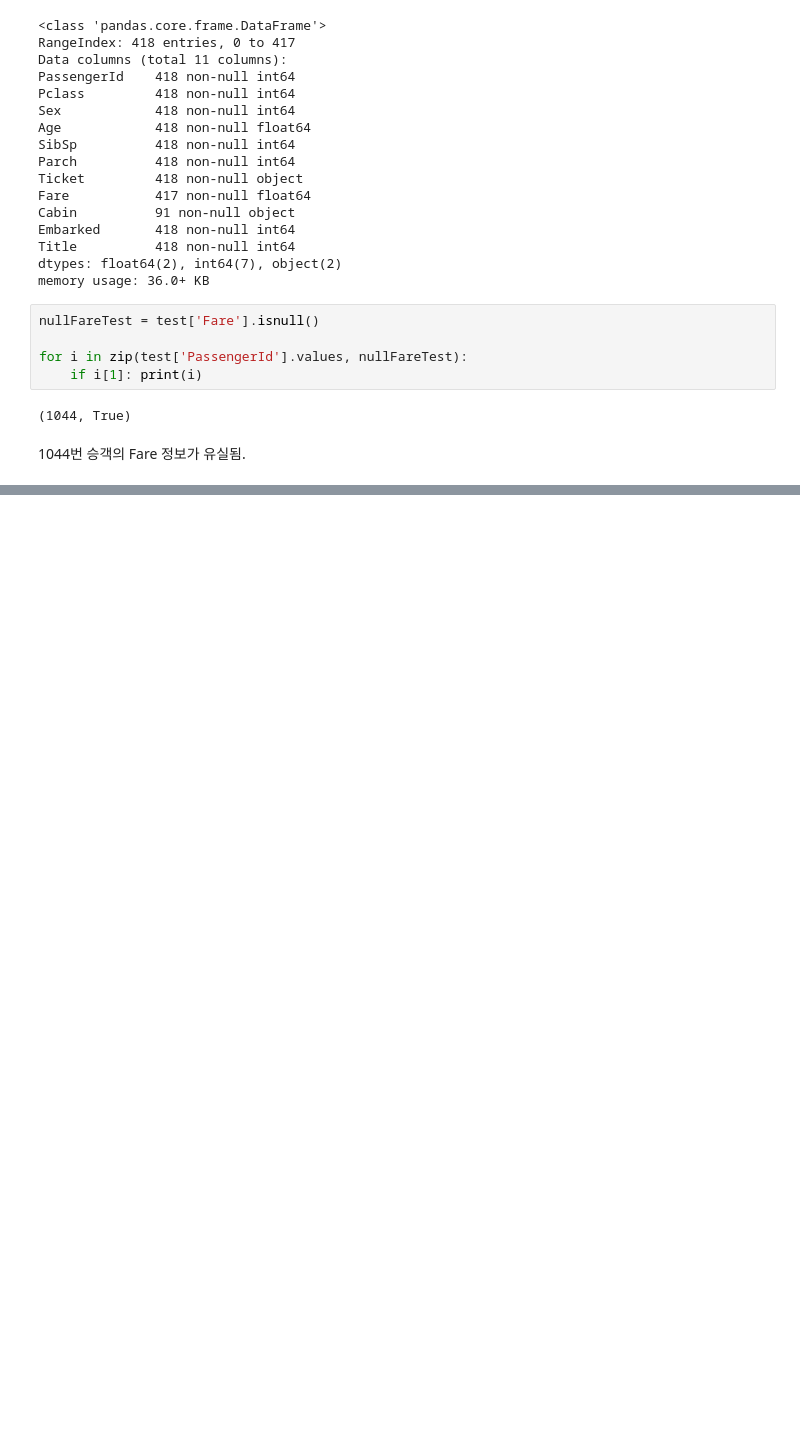
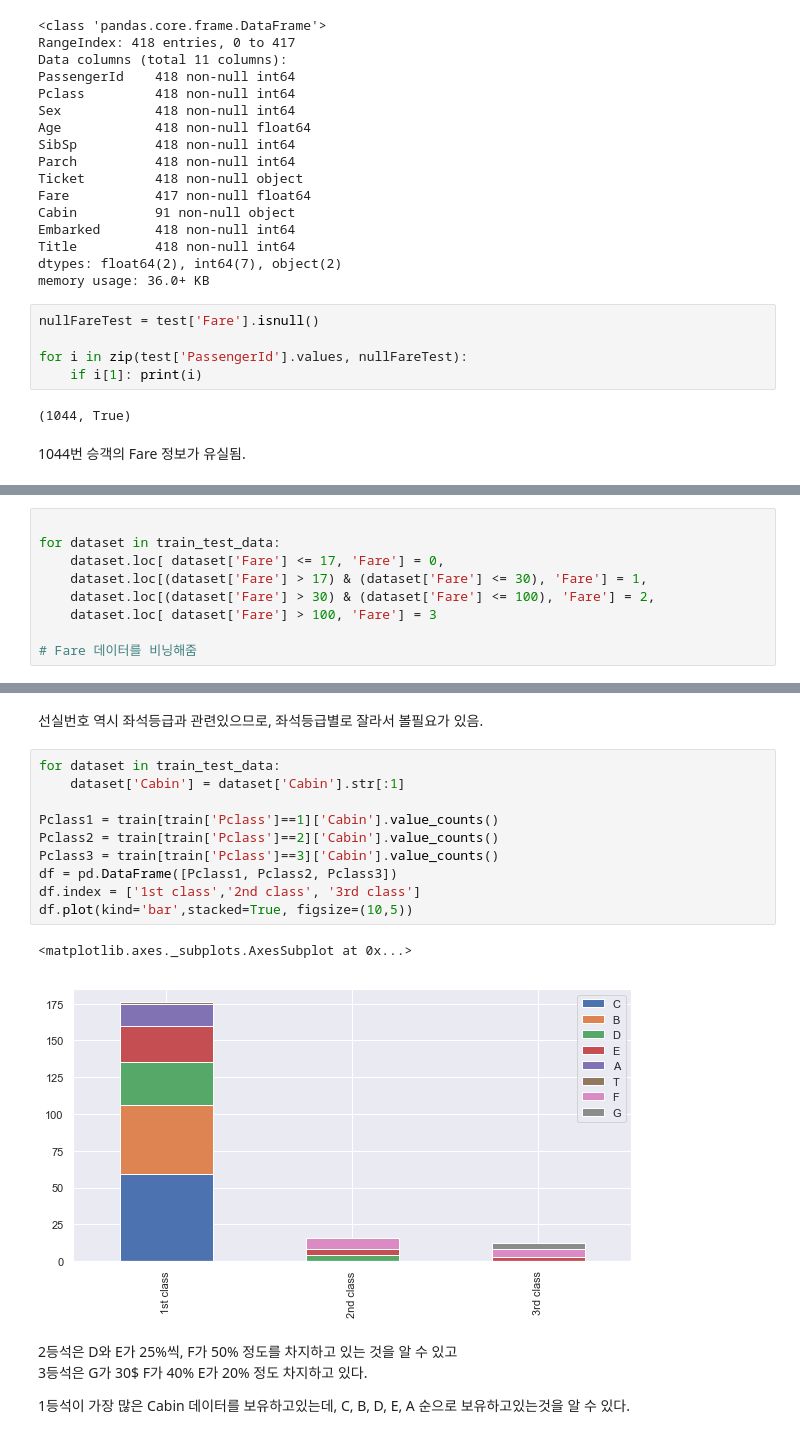
Before and after one commit to hyunwoongko/titanic, a Jupyter notebook: src/solution.ipynb, the cells around one changed output, grey strips where cells are left out. Drawn from its saved outputs; the diff is of its cells as text; blank space fills up the shorter version.

```diff
--- a/src/solution.ipynb
+++ b/src/solution.ipynb
@@ -552,0 +557,9 @@ for i in zip(test['PassengerId'].values, nullFareTest):
+# %%
+
+for dataset in train_test_data:
+    dataset.loc[ dataset['Fare'] <= 17, 'Fare'] = 0,
+    dataset.loc[(dataset['Fare'] > 17) & (dataset['Fare'] <= 30), 'Fare'] = 1,
+    dataset.loc[(dataset['Fare'] > 30) & (dataset['Fare'] <= 100), 'Fare'] = 2,
+    dataset.loc[ dataset['Fare'] > 100, 'Fare'] = 3
+
+# Fare 데이터를 비닝해줌
@@ -552,0 +588,20 @@ for i in zip(test['PassengerId'].values, nullFareTest):
+# %% [markdown]
+선실번호 역시 좌석등급과 관련있으므로, 좌석등급별로 잘라서 볼필요가 있음.
+# %%
+for dataset in train_test_data:
+    dataset['Cabin'] = dataset['Cabin'].str[:1]
+
+Pclass1 = train[train['Pclass']==1]['Cabin'].value_counts()
+Pclass2 = train[train['Pclass']==2]['Cabin'].value_counts()
+Pclass3 = train[train['Pclass']==3]['Cabin'].value_counts()
+df = pd.DataFrame([Pclass1, Pclass2, Pclass3])
+df.index = ['1st class','2nd class', '3rd class']
+df.plot(kind='bar',stacked=True, figsize=(10,5))
+# %% [output]
+<matplotlib.axes._subplots.AxesSubplot at 0x...>
+[figure, added]
+# %% [markdown]
+2등석은 D와 E가 25%씩, F가 50% 정도를 차지하고 있는 것을 알 수 있고 <br>
+3등석은 G가 30$ F가 40% E가 20% 정도 차지하고 있다. <br>
+
+1등석이 가장 많은 Cabin 데이터를 보유하고있는데, C, B, D, E, A 순으로 보유하고있는것을 알 수 있다. <br>
```
Also changed, not shown: parts of 33 cells of this notebook, 1 other file.
